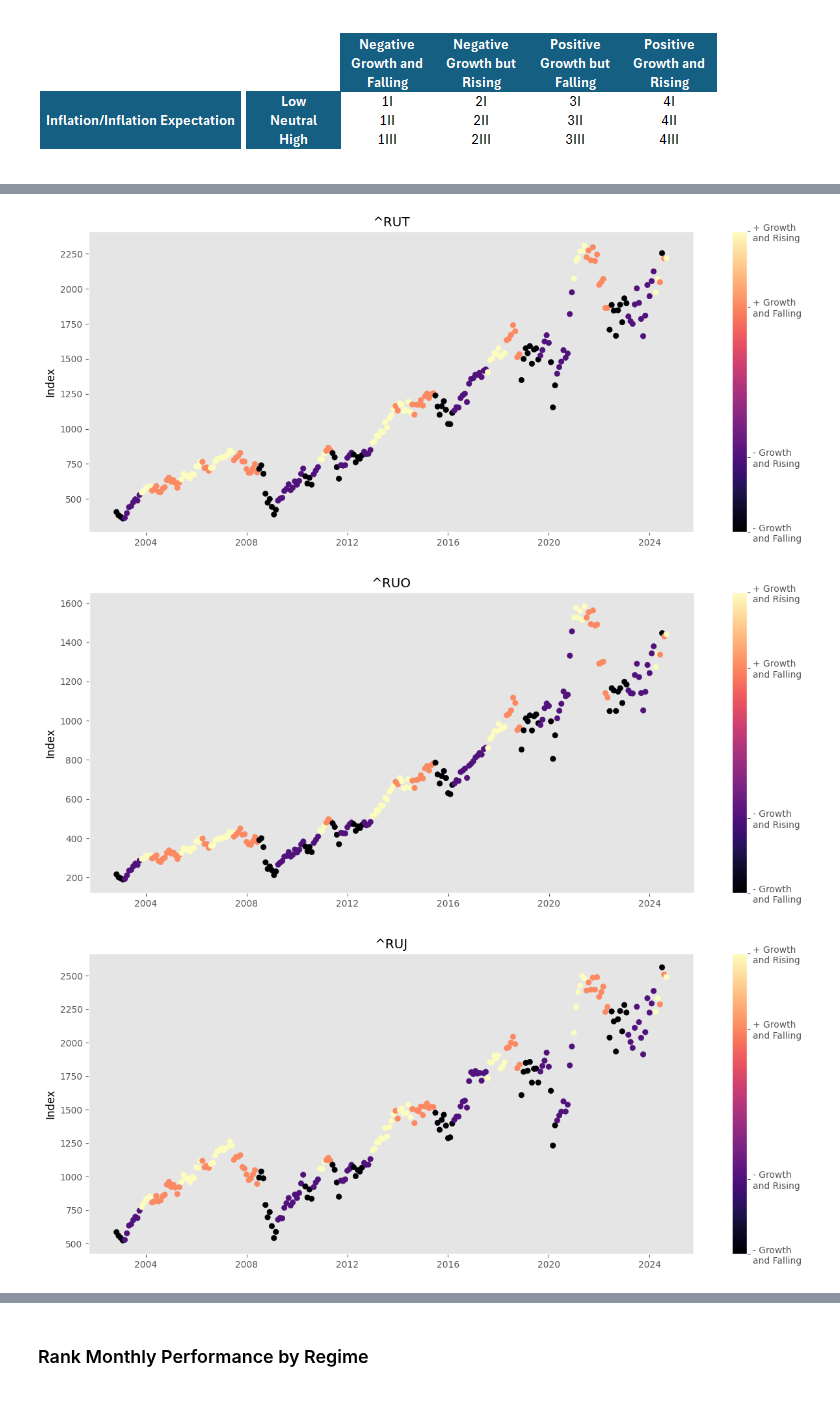
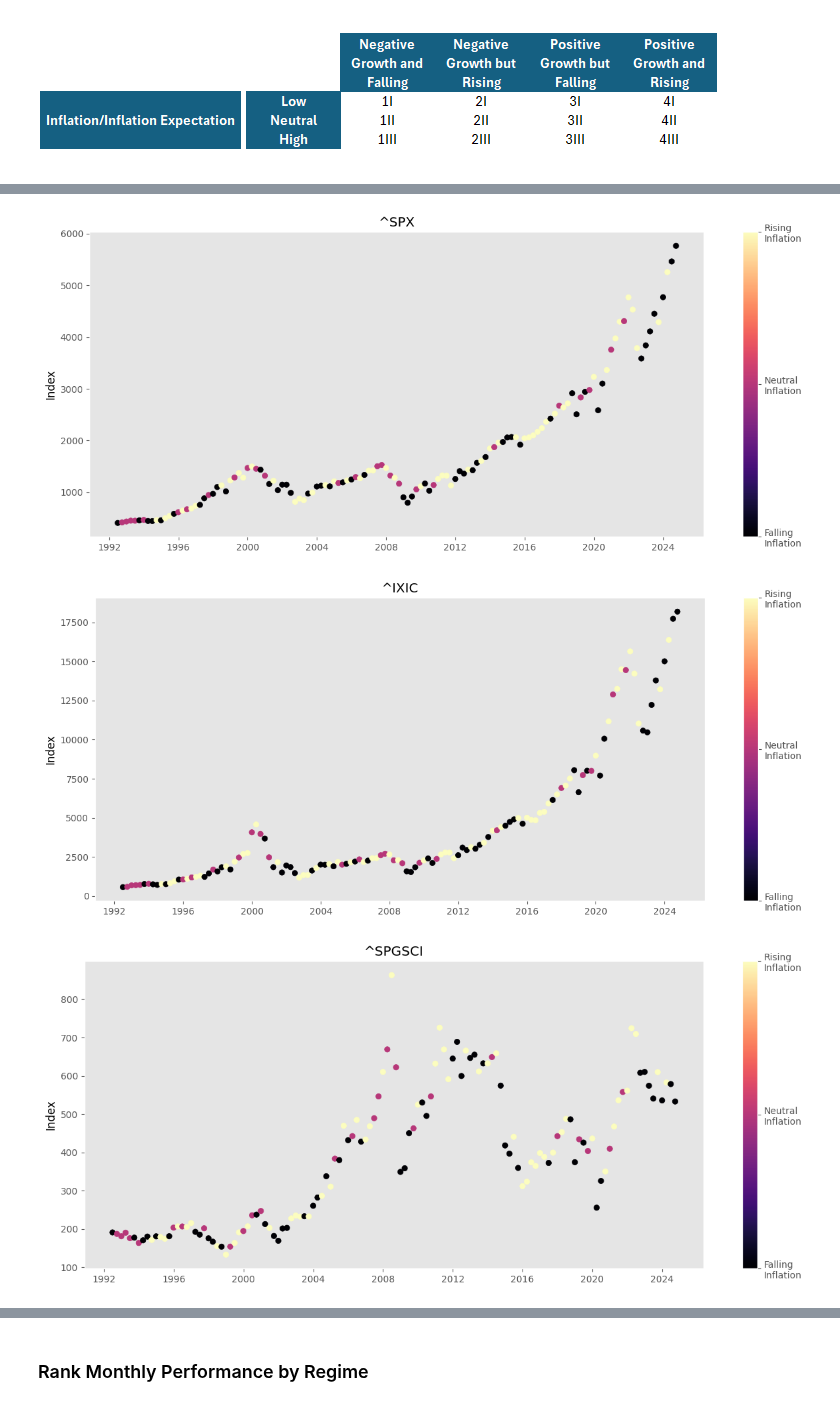
Before and after one commit to PatrickHLewis/Macro-Dashboard, a Jupyter notebook: Macro_Dashboard/Asset_Allocation/Tactical/Business_Cycle_Quarterly.ipynb, the cells around one changed output, grey strips where cells are left out. Saved outputs shown, nothing was run; the diff lists cells and outputs as text; code cells hidden in the pictures.

```diff
--- a/Macro_Dashboard/Asset_Allocation/Tactical/Business_Cycle_Quarterly.ipynb
+++ b/Macro_Dashboard/Asset_Allocation/Tactical/Business_Cycle_Quarterly.ipynb
@@ -146,7 +96,8 @@ growth_inflation_regime = data['growth_inflation_regime']["1955-02":]
 # %%
     #Import returns data
 
-symbols = ["^SPX", "^IXIC", "^SPGSCI", '^DJI', "^NYICDX",  '^RUT', '^RUO', '^RUJ']
+symbols = ["^SPX", "^IXIC", "^SPGSCI", '^DJI', "^NYICDX"]
+symbols_alt = ['^RUT', '^RUO', '^RUJ','EEM']
 start_date="1900-01-01"
 df = obb.equity.price.historical(symbol = symbols, start_date = start_date, provider="yfinance", interval = '1M', include = False).to_df()
 
@@ -157,7 +108,10 @@ for i in symbols:
         assets[i] = close.loc[df['symbol'] == i]['close']
 assets = assets[~assets.index.duplicated(keep='first')]
 
-assets.index = pd.to_datetime(assets.index).strftime('%Y-%m')
+assets.index = pd.to_datetime(assets.index)
+assets.index = assets.index + pd.offsets.MonthEnd()
+assets_m = assets
+assets = assets.resample(rule='Q').last()
 # %%
 assets_ret = ((assets / assets.shift(1))-1)*100
 assets_ret_fwd = (((assets.shift(-1)/assets)-1)*100)
@@ -215,6 +173,6 @@ plt.style.use("ggplot")
 # %%
 assets['growth_inflation_regime'] = assets_regime['growth_inflation_regime']
-assets[['inflation_regime', 'cli_regime']] = data[['inflation_regime', 'cli_regime']]
+assets[['inflation_regime', 'growth_regime']] = data[['inflation_regime', 'growth_regime']]
 assets = assets.dropna()
 # %%
 assets.index = pd.to_datetime(assets.index)
@@ -225,9 +183,16 @@ datamap = {'1I':1,	'1II':2,	'1III':3,	'2I':4,	'2II':5,	'2III':6,
 y = list(map(lambda x: datamap[x], y))
 y = pd.DataFrame(y, index = assets.index)
 bins = growth_inflation_values
+
+plt.figure(figsize=(10,8))
+plt.axhline(y=9, linestyle='--', color='black')
+plt.axhline(y=6, linestyle='--', color='black')
+plt.axhline(y=3, linestyle='--', color='black')
 plt.plot(y)
-plt.suptitle('Growth Inflation Regime')
+plt.title('Business Cycle Phases')
 plt.yticks([1,3,2,4,5,6,7,8,9,10,11,12], bins)
 plt.annotate('Source: OpenBB', xy=(0, -55), xycoords='axes points', color='black', fontsize=8)
+plt.grid(False)
+plt.style.use("ggplot")
 plt.show()
 # %% [output]
@@ -238,6 +203,7 @@ plt.show()
 import matplotlib.ticker as mticker
 
 assets.index = pd.to_datetime(assets.index)
+
 
 x1 = assets.index
 y1 = assets.iloc[:,0]
@@ -245,16 +211,16 @@ y2 = assets.iloc[:,1]
 y3 = assets.iloc[:,2]
 y4 = assets.iloc[:,3]
 y5 = assets.iloc[:,4]
-y6 = assets.iloc[:,5]
-y7 = assets.iloc[:,6]
-y8 = assets.iloc[:,7]
 
 for y in [y1, y2, y3, y4, y5]:
     fig = plt.figure(figsize=(15,6))
-    plt.scatter(x1, y, c=assets['cli_regime'], cmap='magma')
+    plt.scatter(x1, y, c=assets['growth_regime'], cmap='magma')
     plt.ylabel('Index', color='black')
     plt.title(y.name, color='black')
     plt.grid(False)
-    plt.colorbar(ticks=cli_values, format=mticker.FixedFormatter(['+ Growth\nand Rising', '+ Growth\nand Falling', '- Growth\nand Rising', '- Growth\nand Falling']))
+    plt.colorbar(ticks=gdp_values, format=mticker.FixedFormatter(['+ Growth\nand Rising',
+                                                                  '+ Growth\nand Falling',
+                                                                  '- Growth\nand Rising',
+                                                                  '- Growth\nand Falling']))
     plt.show()
 # %% [output]
@@ -266,15 +232,18 @@ for y in [y1, y2, y3, y4, y5]:
 # %%
 assets.index = pd.to_datetime(assets.index)
 
-for y in [y6, y7, y8]:
+
+for y in [y1, y2, y3, y4]:
     fig = plt.figure(figsize=(15,6))
-    plt.scatter(x1, y, c=assets['cli_regime'], cmap='magma')
+    plt.scatter(x1, y, c=assets['inflation_regime'], cmap='magma')
     plt.ylabel('Index', color='black')
     plt.title(y.name, color='black')
     plt.grid(False)
-    plt.colorbar(ticks=cli_values, format=mticker.FixedFormatter(['+ Growth\nand Rising', '+ Growth\nand Falling', '- Growth\nand Rising', '- Growth\nand Falling']))
+    plt.colorbar(ticks=[1,0,-1], format=mticker.FixedFormatter(['Rising\nInflation',
+                                                                'Neutral\nInflation',
+                                                                'Falling\nInflation']))
     plt.show()
 # %% [output]
-[figure, old version]
+[figure, new version]
-[figure, old version]
+[figure, new version]
-[figure, old version]
+[figure, new version]
```
Also changed, not shown: parts of 40 cells of this notebook, 11 other files.
